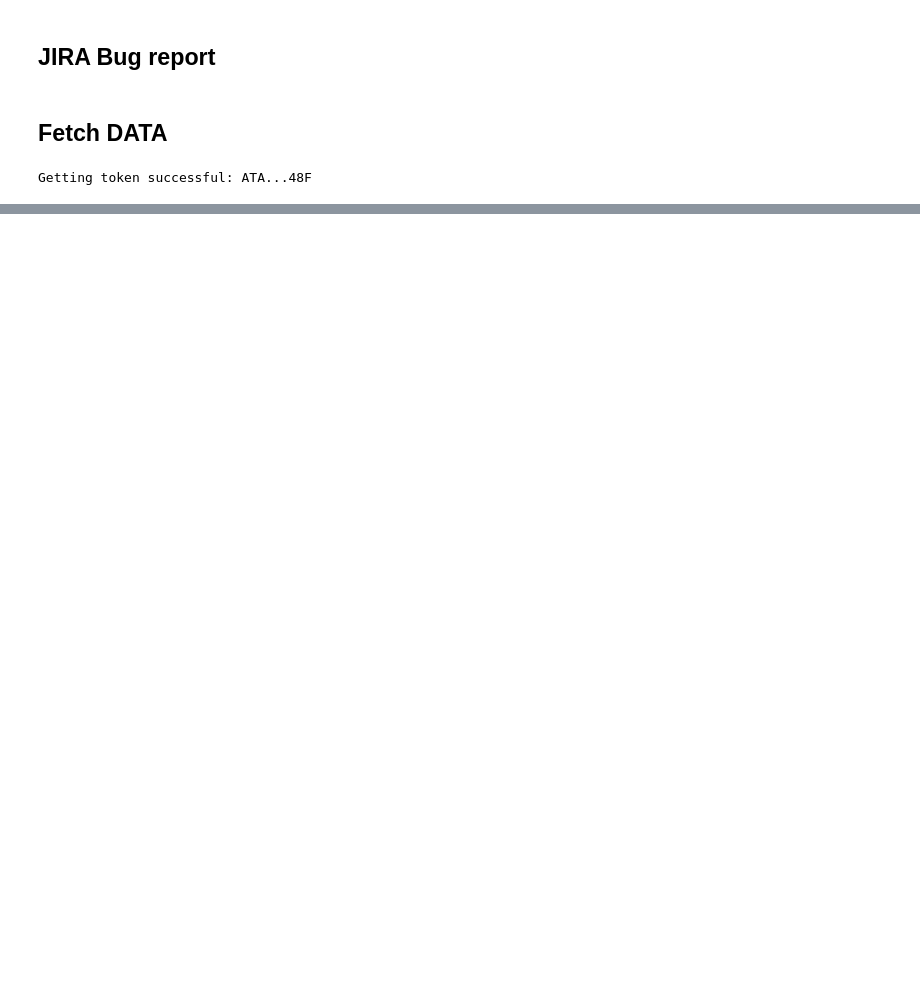
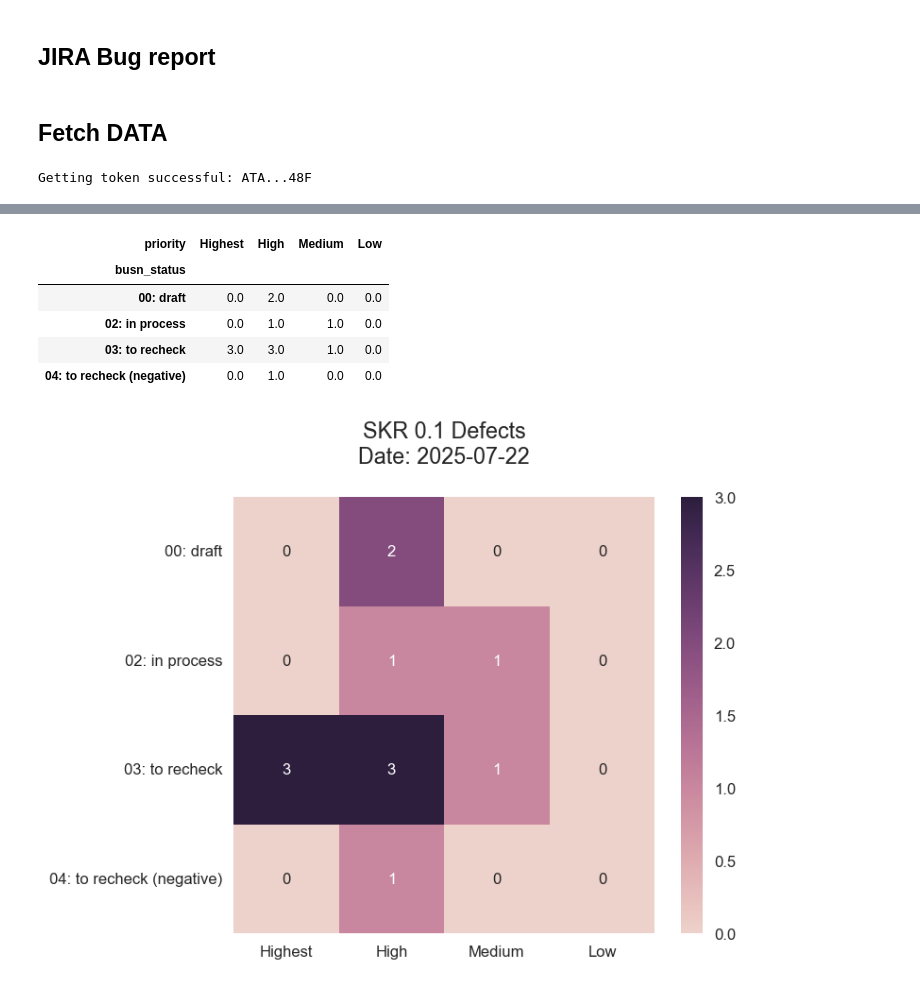
Before and after one commit to HikariJadeEmpire/stat_for_remind, a Jupyter notebook: jira_manage/jira.ipynb, the cells around one changed output, grey strips where cells are left out. Cells and saved outputs as stored; diff of their text form; code cells hidden in the pictures; blank space fills up the shorter version.

```diff
--- a/jira_manage/jira.ipynb
+++ b/jira_manage/jira.ipynb
@@ -90,0 +112,11 @@ for i in get_bug_skr(versions = filterSKR01):
+# %%
+from datetime import datetime
+
+import pandas as pd
+
+import matplotlib as mpl
+import matplotlib.pyplot as plt
+import seaborn as sns
+
+%matplotlib inline
+plt.style.use('seaborn-v0_8')
@@ -90,0 +195,27 @@ for i in get_bug_skr(versions = filterSKR01):
+# %%
+tmp = pd.DataFrame(df.groupby(by=['busn_status', 'priority'])['priority'].agg('count'))\
+    .rename(columns={'priority':'pr_counts'})\
+    .reset_index(drop=False)
+
+tmp = tmp.pivot_table(index='busn_status', columns='priority', values='pr_counts')\
+    # .reset_index(drop=False)
+tmp = tmp.reindex(columns=['Highest', 'High', 'Medium', 'Low'])
+tmp = tmp.fillna(0)
+display(tmp)
+
+### PLOT
+
+fig, ax = plt.subplots(nrows=1, ncols=1, figsize=(6,5), dpi=120 )
+
+ax = sns.heatmap(tmp, annot=True, cmap=sns.cubehelix_palette(as_cmap=True))
+plt.title('SKR 0.1 Defects\nDate: {a}\n'.format(a=current_date), fontsize=14)
+ax.set(xlabel="", ylabel="")
+ax.tick_params(axis='y', labelrotation=0)
+# %% [output]
+| priority | Highest | High | Medium | Low |
+| busn_status |  |  |  |  |
+| 00: draft | 0.0 | 2.0 | 0.0 | 0.0 |
+| 02: in process | 0.0 | 1.0 | 1.0 | 0.0 |
+| 03: to recheck | 3.0 | 3.0 | 1.0 | 0.0 |
+| 04: to recheck (negative) | 0.0 | 1.0 | 0.0 | 0.0 |
+[figure, added]
```
Also changed, not shown: parts of 19 cells of this notebook.
